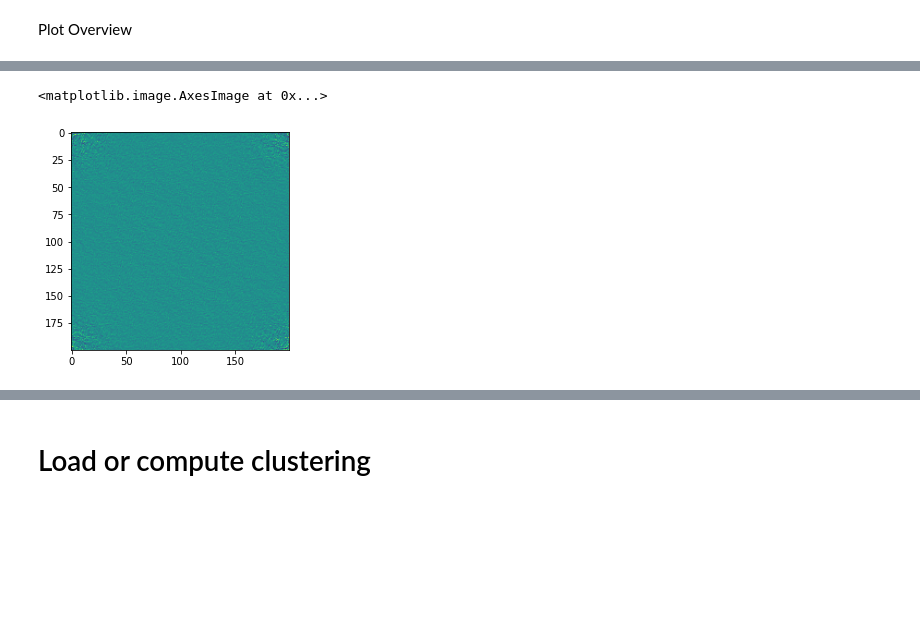
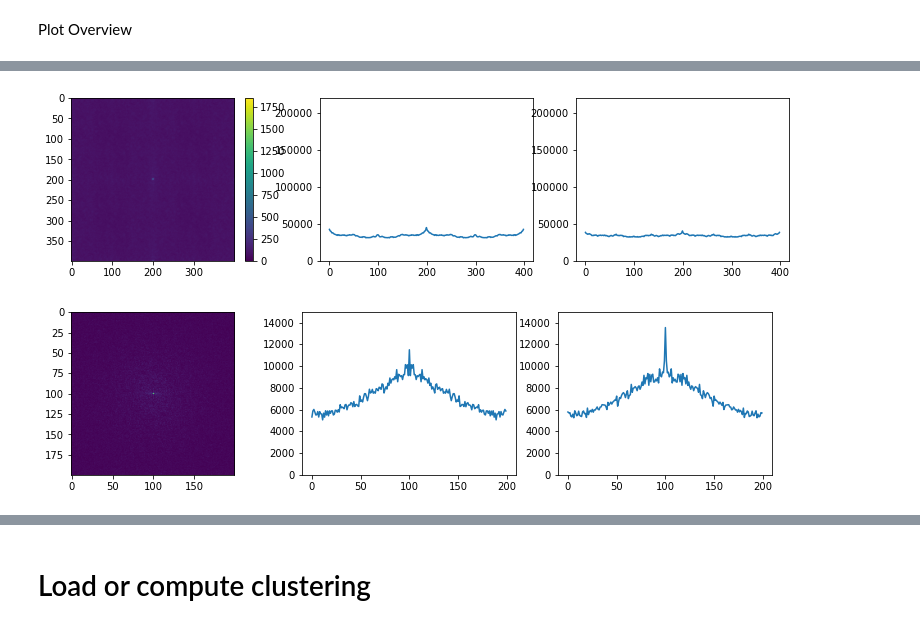
Before and after one commit to NoldAndreas/FINDER, a Jupyter notebook: Code/FigX4_Explore2DOptimizer_withReference_Streamlined_highDensityNoise.ipynb, the cells around one changed output, grey strips where cells are left out. Saved outputs shown, nothing was run; the diff lists cells and outputs as text; code cells hidden in the pictures; blank space fills up the shorter version.

Commit message:
analyse image and clusters

```diff
--- a/Code/FigX4_Explore2DOptimizer_withReference_Streamlined_highDensityNoise.ipynb
+++ b/Code/FigX4_Explore2DOptimizer_withReference_Streamlined_highDensityNoise.ipynb
@@ -135,7 +138,10 @@ for i,xl in enumerate(xis[:-1]):
         yr   = yis[i+1];
         mark = (XC_outcell[:,0]>=xl)&(XC_outcell[:,0]<=xr);
         mark = mark&(XC_outcell[:,1]>=yl)&(XC_outcell[:,1]<=yr);
-        XC_outcell_overlay = np.concatenate((XC_outcell_overlay,XC_outcell[mark,:]-[xl,yl]))
+        XC_paste = XC_outcell[mark,:]-[xl,yl];
+        if(np.random.rand()>0.5):
+            XC_paste = XC_paste[:,[1,0]];
+        XC_outcell_overlay = np.concatenate((XC_outcell_overlay,XC_paste))
        # break;
 #    break;
 #    for y_i np.linspace(np.min(XC_outcell[:,0]),np.max(XC_outcell[:,0]),5):
@@ -186,4 +189,7 @@ NameError: name 'hist2dS' is not defined
 # %%
-hist2dS = np.histogram2d(XC_incell[:,0],XC_incell[:,1],bins=200)[0];
+
+#hist2dS = np.histogram2d(XC_incell[:,0],XC_incell[:,1],bins=200)[0];
+hist2dS = np.histogram2d(XC_outcell[:,0],XC_outcell[:,1],bins=200)[0];
 hist2dS[hist2dS>1] = 1;
-plt.imshow(hist2dS);
+#hist2dS = gaussian_filter(hist2dS, sigma=10)
+#hist2dS = hist2dS.T;
@@ -192,11 +202,33 @@ plt.imshow(hist2dS);
+# %%
+fig, (ax1, ax2, ax3) = plt.subplots(figsize=(13, 3), ncols=3)
+
+pos = ax1.imshow(corr,vmin=0);
+fig.colorbar(pos,ax=ax1)
+
+ax2.plot(np.sum(corr,axis=0));
+ax3.plot(np.sum(corr,axis=1));
+
+ax2.set_ylim([0,220000]);
+ax3.set_ylim([0,220000]);
+# %% [output]
+[figure, added]
 # %%
+F = fft2(hist2dS)
+F = fftshift(F)
+fft_hust2dS = np.abs(F)
 
-fft_hust2dS = abs(np.fft.fft2(hist2dS));
+fig, (ax1, ax2, ax3) = plt.subplots(figsize=(13, 3), ncols=3)
+
+ax1.imshow(fft_hust2dS);
+#fft_hust2dS = np.abs(np.fft.fft2(hist2dS));
 #plt.imshow(abs(fft_hust2dS));
-plt.plot(np.sum(fft_hust2dS,axis=1))
+ax2.plot(np.sum(fft_hust2dS,axis=0))
+ax3.plot(np.sum(fft_hust2dS,axis=1))
+
+ax2.set_ylim([0,15000]);
+ax3.set_ylim([0,15000]);
 
 #hist2dS = np.histogram2d(XC_outcell[:,0],XC_outcell[:,1],bins=100);
-plt.imshow(np.imag(np.fft.fft2(hist2dS)))
+#plt.imshow(np.imag(np.fft.fft2(hist2dS)))
 # %% [output]
-<matplotlib.image.AxesImage at 0x...>
-[figure, old version]
+[figure, new version]
```
Also changed, not shown: parts of 34 cells of this notebook.
